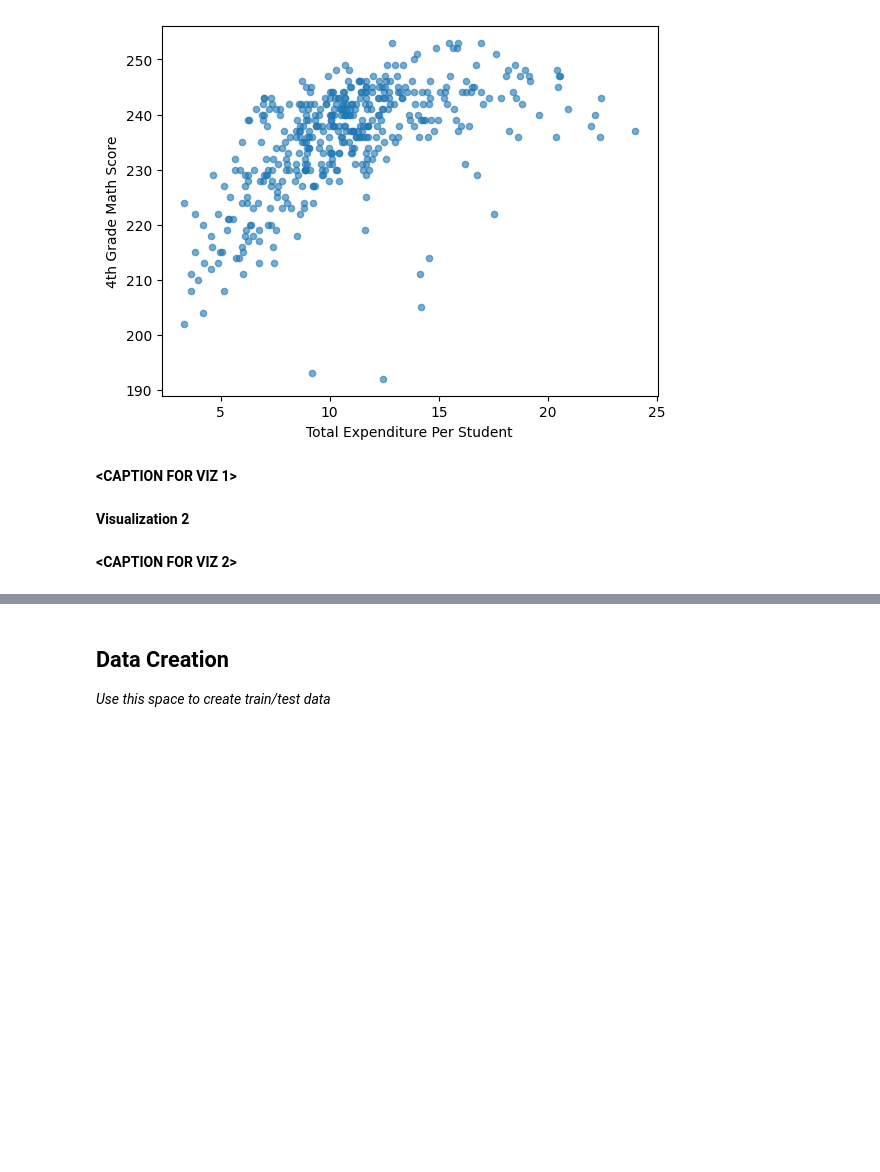
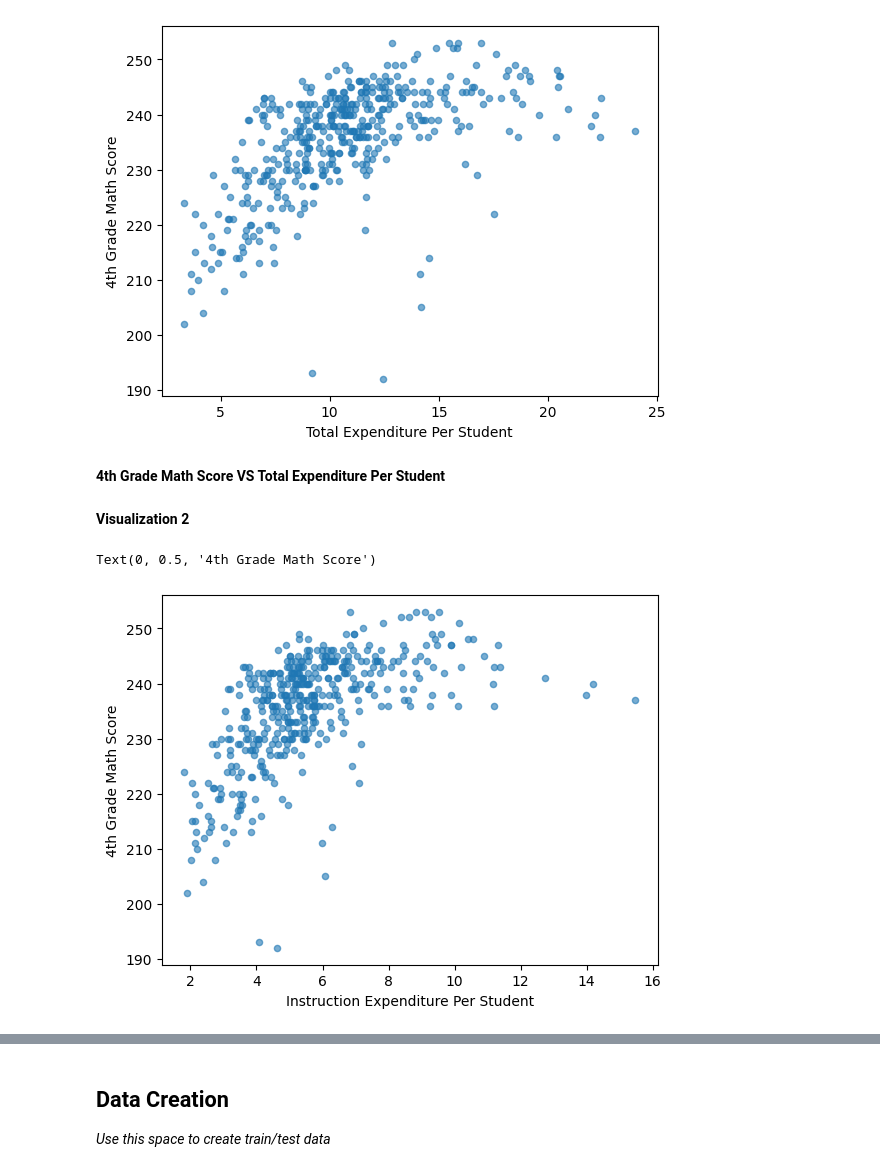
Before and after one commit to ToumaYoneyama/ToumaYoneyama_MDST_tutorial, a Jupyter notebook: tutorial1/checkpoint1.ipynb, the cells around one changed output, grey strips where cells are left out. Saved outputs shown, nothing was run; the diff lists cells and outputs as text; code cells hidden in the pictures; blank space fills up the shorter version.

```diff
--- a/tutorial1/checkpoint1.ipynb
+++ b/tutorial1/checkpoint1.ipynb
@@ -159,9 +159,14 @@ plt.ylabel('4th Grade Math Score')
 # %% [output]
 Text(0, 0.5, '4th Grade Math Score')
 [figure]
-# %% [markdown]
-**<CAPTION FOR VIZ 1>**
+# %% [markdown]
+**4th Grade Math Score VS Total Expenditure Per Student**
 # %% [markdown]
 **Visualization 2**
-# %% [markdown]
-**<CAPTION FOR VIZ 2>**
+# %%
+df.plot.scatter(x='INSTRUCTION_EXPENDITURE_PER_STUDENT', y='AVG_MATH_4_SCORE', alpha=0.6)
+plt.xlabel('Instruction Expenditure Per Student')
+plt.ylabel('4th Grade Math Score')
+# %% [output]
+Text(0, 0.5, '4th Grade Math Score')
+[figure, added]
```
Also changed, not shown: parts of 23 cells of this notebook, 1 other file.
